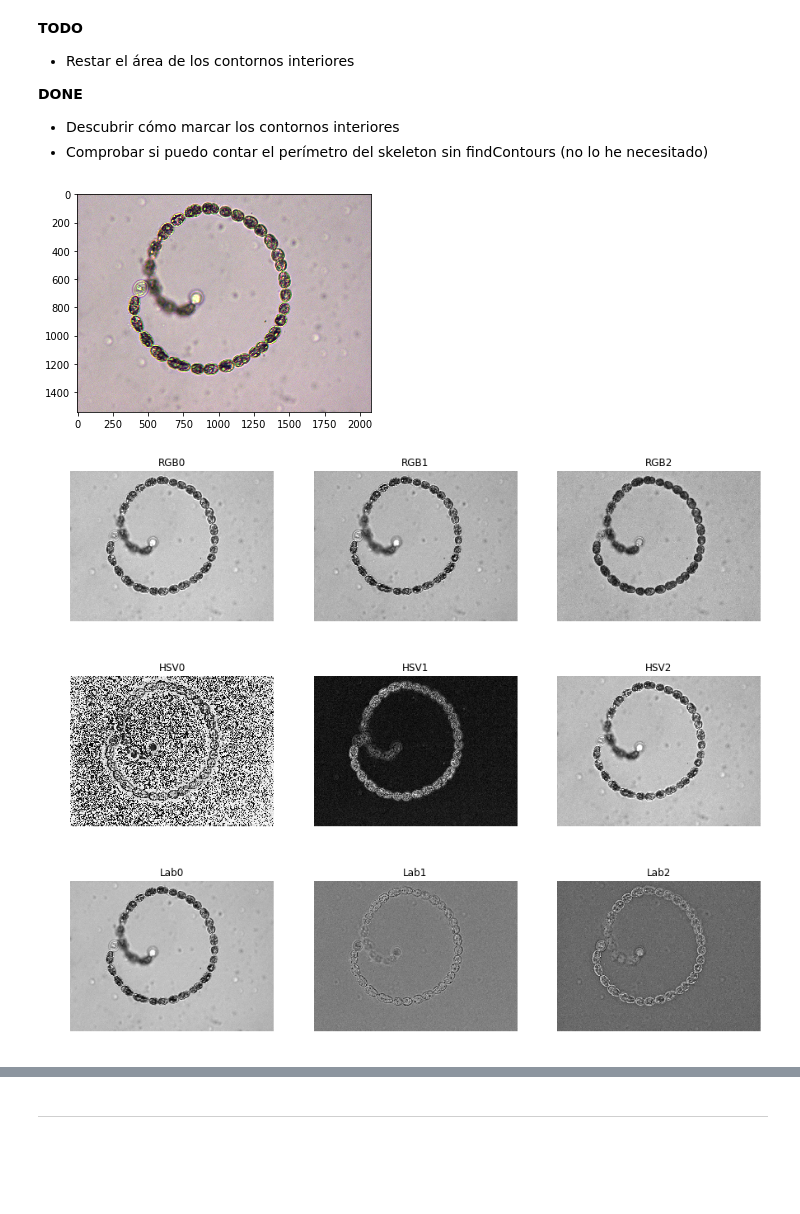
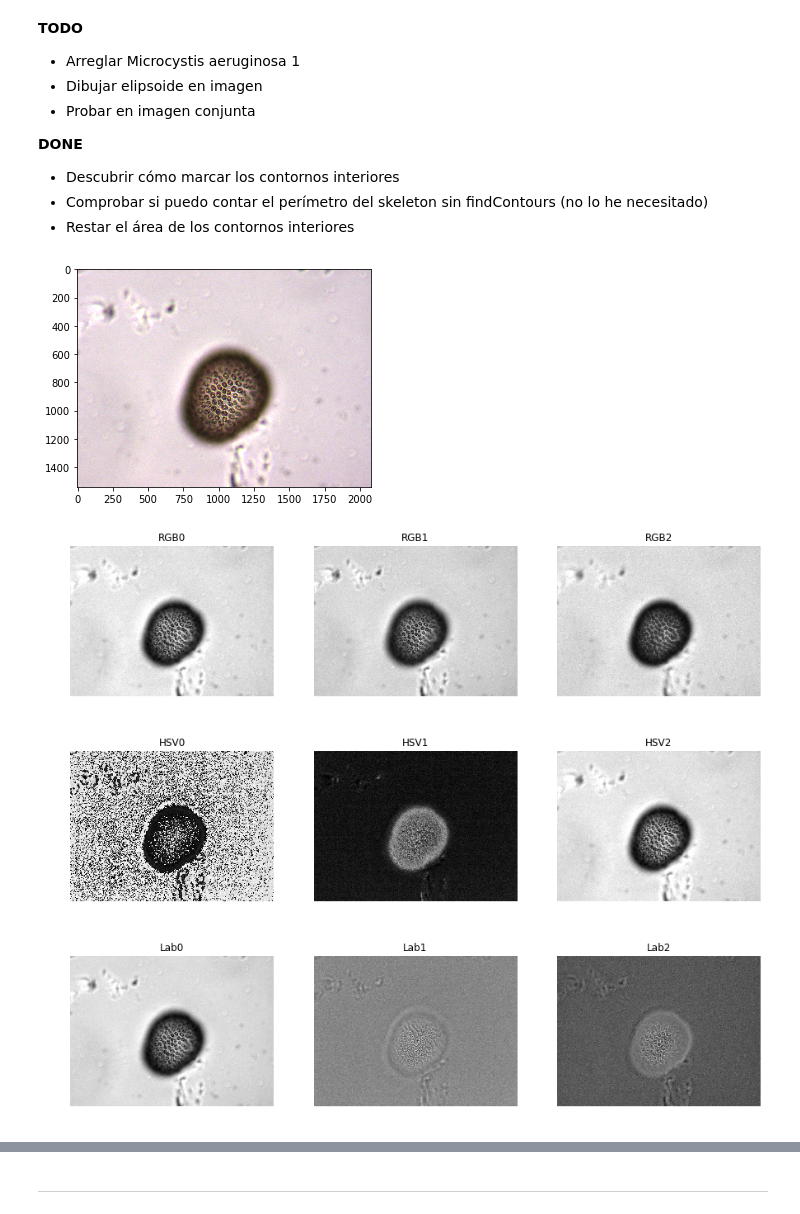
Before and after one commit to iagooteroc/analisis_imagen, a Jupyter notebook: P3/P3.ipynb, the cells around one changed output, grey strips where cells are left out. Saved outputs shown, nothing was run; the diff lists cells and outputs as text; code cells hidden in the pictures; blank space fills up the shorter version.

```diff
--- a/P3/P3.ipynb
+++ b/P3/P3.ipynb
@@ -7,35 +7,47 @@ from skimage.measure import find_contours, approximate_polygon, \
     subdivide_polygon
 # %% [markdown]
 **TODO**
-- Restar el área de los contornos interiores
+- Arreglar Microcystis aeruginosa 1
+- Dibujar elipsoide en imagen
+- Probar en imagen conjunta
 
 **DONE**
 - Descubrir cómo marcar los contornos interiores
 - Comprobar si puedo contar el perímetro del skeleton sin findContours (no lo he necesitado)
+- Restar el área de los contornos interiores
 # %%
 # im = cv2.imread('dataset/Single 40x - Anabaena spiroides 1.jpg')
 # im = cv2.imread('dataset/Single 40x - Anabaena spiroides 2.jpg')
 # im = cv2.imread('dataset/Single 40x - Anabaena spiroides 3.jpg')
-im = cv2.imread('dataset/Single 40x - Anabaena spiroides 4.jpg')
+# im = cv2.imread('dataset/Single 40x - Anabaena spiroides 4.jpg')
+# im = cv2.imread('dataset/Single 40x - Microcystis aeruginosa 1.jpg')
+# im = cv2.imread('dataset/Single 40x - Microcystis aeruginosa 2.jpg')
+# im = cv2.imread('dataset/Single 40x - Microcystis aeruginosa 3.jpg')
+# im = cv2.imread('dataset/Single 40x - Microcystis aeruginosa 4.jpg')
+# im = cv2.imread('dataset/Single 40x - Microcystis flos-aquae 1.jpg')
+# im = cv2.imread('dataset/Single 40x - Microcystis flos-aquae 2.jpg')
+im = cv2.imread('dataset/Single 40x - Woronichinia naegeliana 1.jpg')
+# im = cv2.imread('dataset/Single 40x - Woronichinia naegeliana 2.jpg')
+# im = cv2.imread('dataset/Single 40x - Woronichinia naegeliana 3.jpg')
 im_rgb = cv2.cvtColor(im, cv2.COLOR_BGR2RGB)
 plt.imshow(im_rgb)
 plt.show()
 im_hsv = cv2.cvtColor(im, cv2.COLOR_BGR2HSV)
 im_lab = cv2.cvtColor(im, cv2.COLOR_BGR2Lab)
 
 images = [im_rgb, im_hsv, im_lab]
 names = ['RGB', 'HSV', 'Lab']
 for n, img in enumerate(images):
     fig, axeslist = plt.subplots(ncols=3, nrows=1,figsize=(15,15))
     for i in range(3):
         axeslist.ravel()[i].imshow(img[:,:,i], cmap='gray')
         axeslist.ravel()[i].set_title(names[n] + str(i))
         axeslist.ravel()[i].set_axis_off()
     plt.show()
 # %% [output]
-[figure, old version]
+[figure, new version]
-[figure, old version]
+[figure, new version]
-[figure, old version]
+[figure, new version]
-[figure, old version]
+[figure, new version]
 # %%
 img = im_lab[:,:,0]
```
Also changed, not shown: parts of 17 cells of this notebook.
